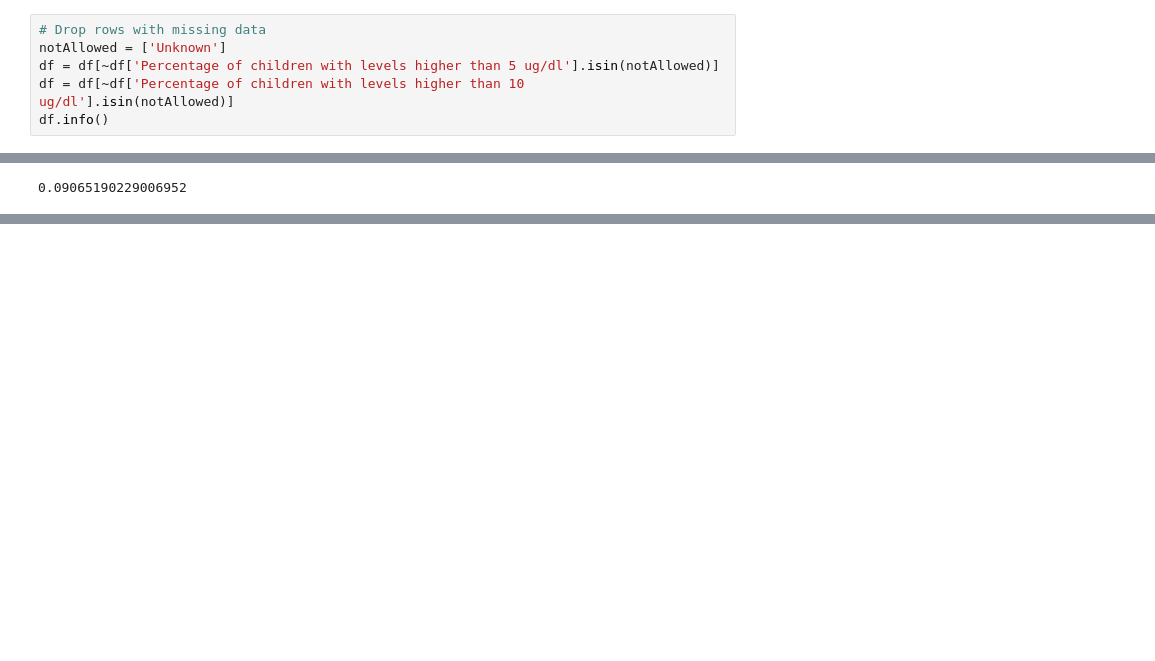
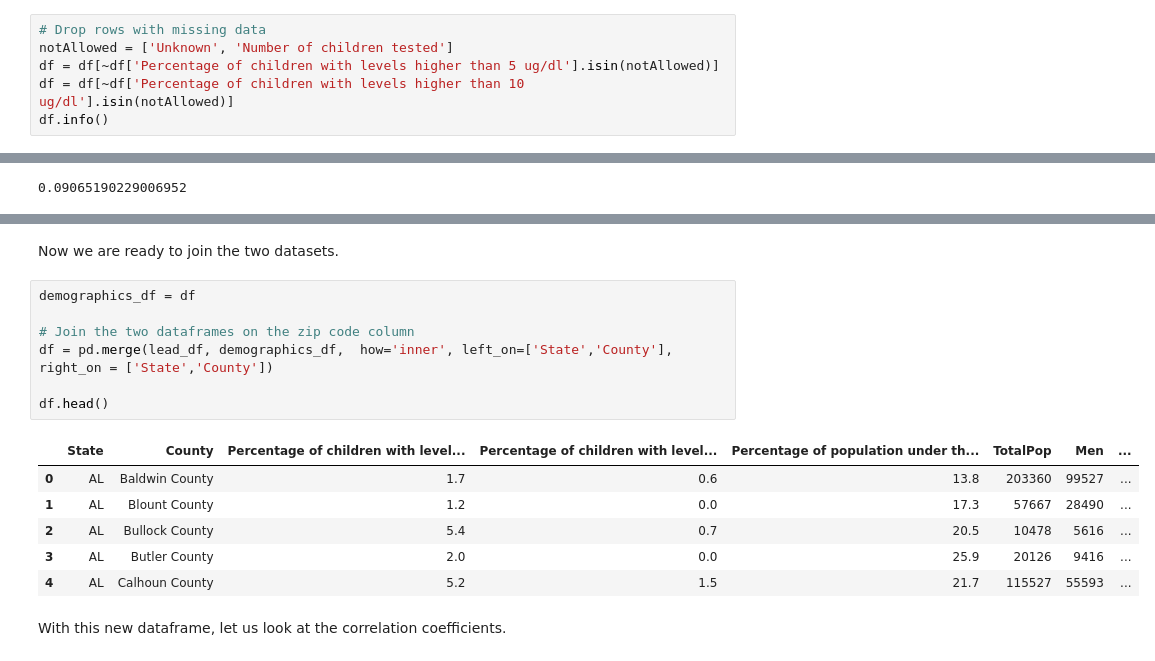
Before and after one commit to ahalyasanjiv/ChildhoodLeadExposure, a Jupyter notebook: National_Level_Lead_Exposure.ipynb, the cells around one changed output, grey strips where cells are left out. Saved outputs shown, nothing was run; the diff lists cells and outputs as text; blank space fills up the shorter version.

Commit message:
Added correlation analysis

```diff
--- a/National_Level_Lead_Exposure.ipynb
+++ b/National_Level_Lead_Exposure.ipynb
@@ -43,7 +43,7 @@ memory usage: 85.4+ KB
 We notice that there are some unknowns in the dataset and also the datatypes are defined as objects for a few columns, when we would actually like them to be ints/floats. First, let's take care of dropping the rows with missing data. The reason for dropping rather than filling in with an educated guess is that a county can cover a large amount of people and nearby counties can differ in data greatly. If we do not have data for a particular county, we prefer to leave it out rather than trying to incorrectly assume.
 # %%
 # Drop rows with missing data
-notAllowed = ['Unknown']
+notAllowed = ['Unknown', 'Number of children tested']
 df = df[~df['Percentage of children with levels higher than 5 ug/dl'].isin(notAllowed)]
 df = df[~df['Percentage of children with levels higher than 10 ug/dl'].isin(notAllowed)]
 df.info()
@@ -108,0 +138,18 @@ df.head()
+# %% [markdown]
+Now we are ready to join the two datasets.
+# %%
+demographics_df = df
+
+# Join the two dataframes on the zip code column
+df = pd.merge(lead_df, demographics_df,  how='inner', left_on=['State','County'], right_on = ['State','County'])
+
+df.head()
+# %% [output]
+|  | State | County | Percentage of children with level... | Percentage of children with level... | Percentage of population under th... | TotalPop | Men | ... |
+| 0 | AL | Baldwin County | 1.7 | 0.6 | 13.8 | 203360 | 99527 | ... |
+| 1 | AL | Blount County | 1.2 | 0.0 | 17.3 | 57667 | 28490 | ... |
+| 2 | AL | Bullock County | 5.4 | 0.7 | 20.5 | 10478 | 5616 | ... |
+| 3 | AL | Butler County | 2.0 | 0.0 | 25.9 | 20126 | 9416 | ... |
+| 4 | AL | Calhoun County | 5.2 | 1.5 | 21.7 | 115527 | 55593 | ... |
+# %% [markdown]
+With this new dataframe, let us look at the correlation coefficients.
```
Also changed, not shown: parts of 9 cells of this notebook.
